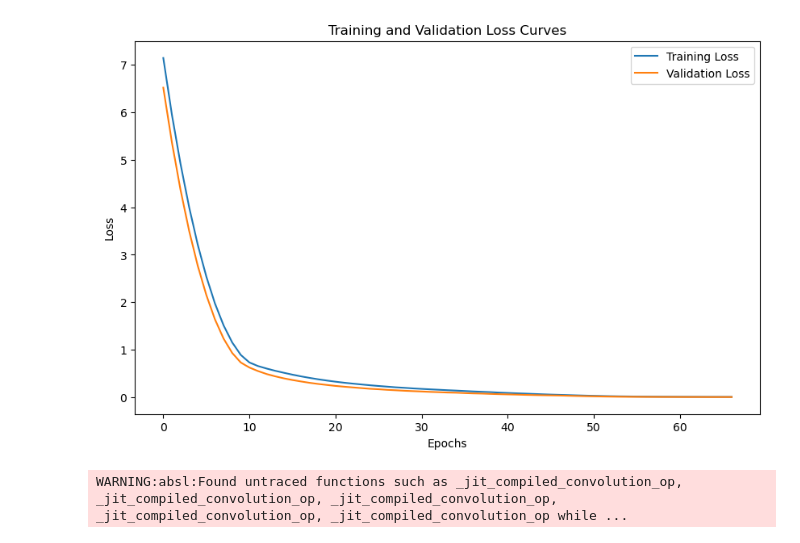
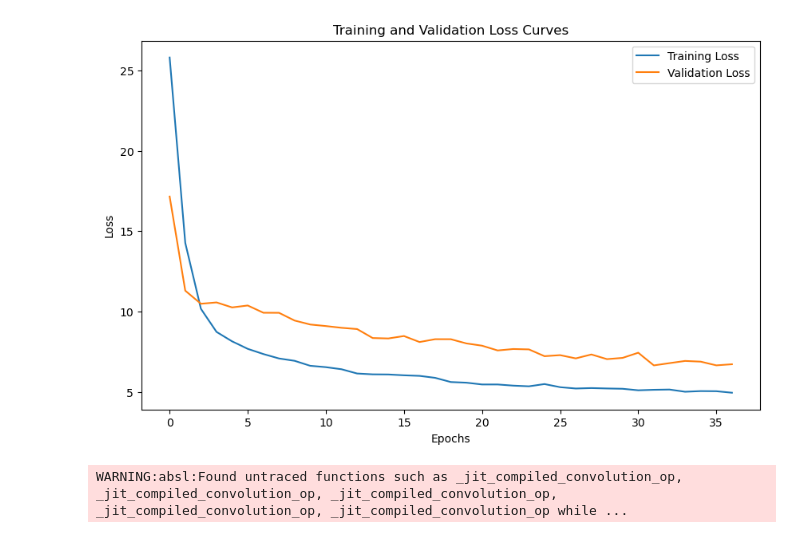
Before and after one commit to nbivens1992/TopPrediction, a Jupyter notebook: test_CNN.ipynb, the cells around one changed output. Cells and saved outputs as stored; diff of their text form; code cells hidden in the pictures.

```diff
--- a/test_CNN.ipynb
+++ b/test_CNN.ipynb
@@ -59,6 +99,6 @@ def create_global_view(initial_layer = 32):
 # %%
 # Local View
-def create_local_view(initial_layer = 16):
+def create_local_view(initial_layer = 4):
     inputs = layers.Input(shape=(None, 3))
     x = layers.Masking(mask_value=-99)(inputs)  # Using -99 as the mask values
 
@@ -132,14 +200,6 @@ y_train = np.array([df["Pick"].values for df in train_dfs])
 X_val = np.array([df[features].values for df in val_dfs])
 y_val = np.array([df["Pick"].values for df in val_dfs])
 
-# # Apply smoothening to your labels
-# y_train = [np.clip(smooth_labels(y), 0, 1) for y in y_train]
-# y_val = [np.clip(smooth_labels(y), 0, 1) for y in y_val]
-
-# Apply smoothening to your labels
-y_train = [smooth_labels(y) for y in y_train]
-y_val = [smooth_labels(y) for y in y_val]
-
 
 # Normalize data
 X_train = [normalize_data(x, mean, std) for x in X_train]
@@ -159,6 +219,10 @@ max_length = adjust_max_length(max_length)
 X_train = [pad_to_max_length(x, max_length) for x in X_train]
 X_val = [pad_to_max_length(x, max_length) for x in X_val]
 
+# # smooth y values
+# y_train = [smooth_labels(y) for y in y_train]
+# y_val = [smooth_labels(y) for y in y_val]
+
 # Ensure even length for labels and then pad
 y_train = [ensure_even_length(y.reshape(-1, 1),padding_value=0) for y in y_train]
 y_val = [ensure_even_length(y.reshape(-1, 1),padding_value=0) for y in y_val]
@@ -168,4 +249,13 @@ y_val = [pad_to_max_length(y, max_length,padding_value=0) for y in y_val]
 # %%
+from tensorflow.keras import backend as K
+
+def focal_loss(gamma=2., alpha=0.8):
+    def focal_loss_fixed(y_true, y_pred):
+        pt_1 = tf.where(tf.equal(y_true, 1), y_pred, tf.ones_like(y_pred))
+        pt_0 = tf.where(tf.equal(y_true, 0), y_pred, tf.zeros_like(y_pred))
+        return -K.sum(alpha * K.pow(1. - pt_1, gamma) * K.log(pt_1)) - K.sum((1 - alpha) * K.pow(pt_0, gamma) * K.log(1. - pt_0))
+    return focal_loss_fixed
+
 def train_model(X_train, y_train, X_val, y_val, learning_rate, epochs):
     global_view = create_global_view()
     local_view = create_local_view()
@@ -182,7 +272,11 @@ def train_model(X_train, y_train, X_val, y_val, learning_rate, epochs):
     optimizer = Adam(learning_rate=learning_rate)
 
     # HYPERPARAMETER: Adjust the optimizer ('adam') and its parameters
-    model.compile(optimizer=optimizer, loss= tf.keras.losses.BinaryCrossentropy())
+    model.compile(optimizer=optimizer, loss= focal_loss())
+
+    # # HYPERPARAMETER: Adjust the optimizer ('adam') and its parameters
+    # model.compile(optimizer=optimizer, loss= tf.losses.BinaryCrossentropy())
+
 
     # Early stopping parameters
     patience = 5
@@ -192,7 +286,7 @@ def train_model(X_train, y_train, X_val, y_val, learning_rate, epochs):
     train_losses = []
     val_losses = []
 
-    class_weight = {0: 1., 1: 10.}
+
     # We'll only use this training loop and remove the redundant one.
     for epoch in range(epochs):
         print(f"Epoch {epoch+1}/{epochs}")
@@ -216,7 +310,7 @@ def train_model(X_train, y_train, X_val, y_val, learning_rate, epochs):
             epoch_val_losses.append(loss)
         mean_val_loss = np.mean(epoch_val_losses)
         val_losses.append(mean_val_loss)
-        print(f"Training Loss: {train_losses[-1]:.4f}, Validation Loss: {mean_val_loss:.4f}")
+        print(f"Training Loss: {train_losses[-1]:.5f}, Validation Loss: {mean_val_loss:.5f}")
 
         # Early stopping check
         if (best_val_loss - mean_val_loss) > min_delta:
@@ -225,7 +319,7 @@ def train_model(X_train, y_train, X_val, y_val, learning_rate, epochs):
         else:
             wait += 1
             if wait >= patience:
-                print(f"Early stopping at epoch {epoch+1}. Best validation loss: {best_val_loss:.4f}")
+                print(f"Early stopping at epoch {epoch+1}. Best validation loss: {best_val_loss:.5f}")
                 break
 
     plt.figure(figsize=(10, 6))
@@ -239,6 +333,6 @@ def train_model(X_train, y_train, X_val, y_val, learning_rate, epochs):
 
     return model
 # %%
-model = train_model(X_train, y_train,X_val, y_val, learning_rate = 0.0001,epochs=200)
+model = train_model(X_train, y_train,X_val, y_val, learning_rate = 0.001,epochs=200)
 # %% [output]
 Epoch 1/200
@@ -261,4 +355,4 @@ Early stopping at epoch 67. Best validation loss: 0.0033
-[figure, old version]
+[figure, new version]
 # %%
 current_dir = os.getcwd()
 # Train your model here
```
Also changed, not shown: parts of 18 cells of this notebook.
